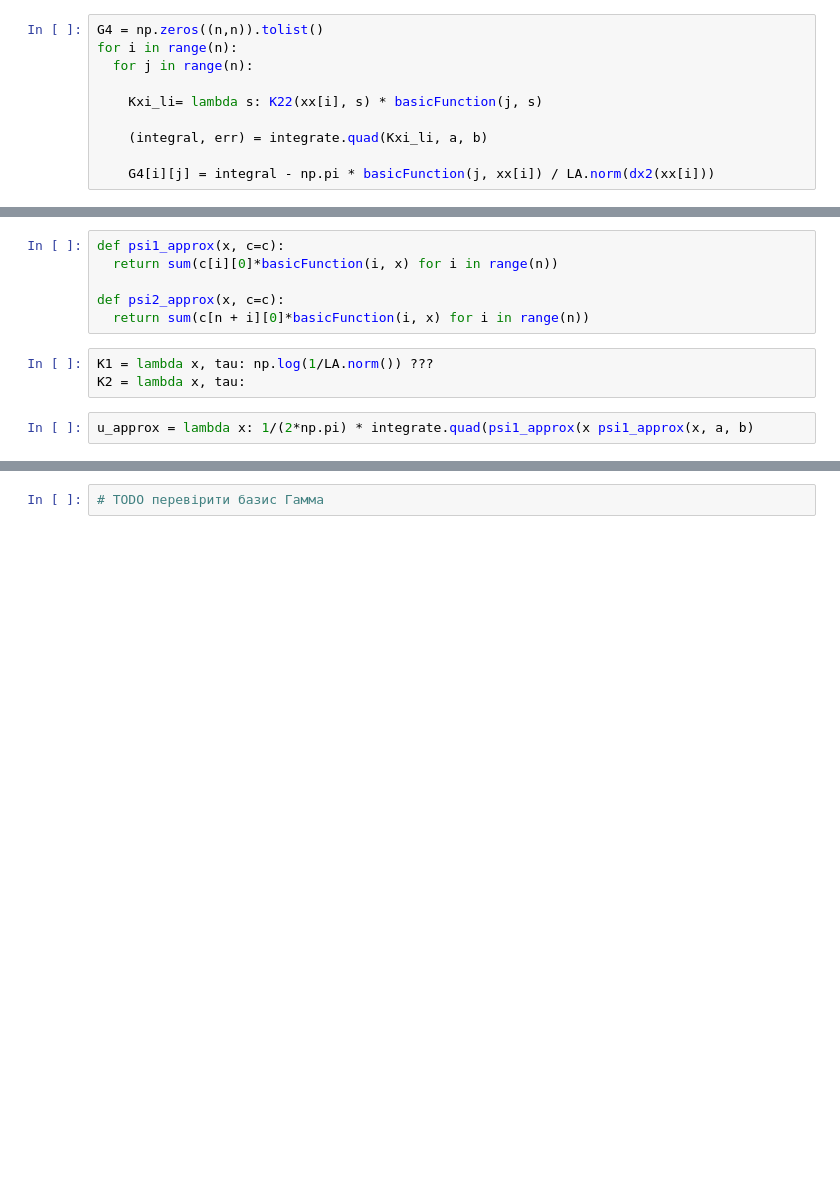
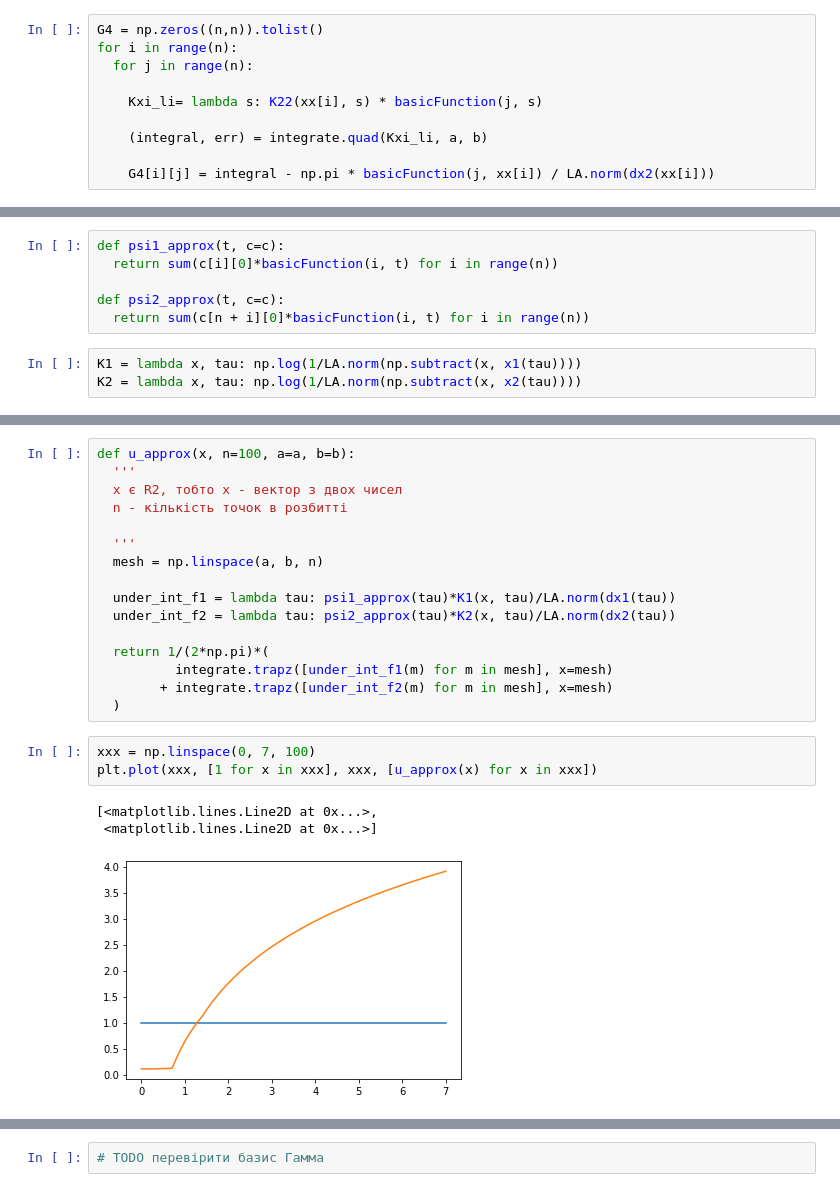
Before and after one commit to BohdanBuhrii/Linear-Integral-Equations, a Jupyter notebook: Program/Collocation.ipynb, the cells around one changed output, grey strips where cells are left out. Cells and saved outputs as stored; diff of their text form; blank space fills up the shorter version.

```diff
--- a/Program/Collocation.ipynb
+++ b/Program/Collocation.ipynb
@@ -201,11 +288,9 @@ c = LA.solve(A, 2*np.pi*g)
 # %%
-def psi1_approx(x, c=c):
-  return sum(c[i][0]*basicFunction(i, x) for i in range(n))
+def psi1_approx(t, c=c):
+  return sum(c[i][0]*basicFunction(i, t) for i in range(n))
 
-def psi2_approx(x, c=c):
-  return sum(c[n + i][0]*basicFunction(i, x) for i in range(n))
+def psi2_approx(t, c=c):
+  return sum(c[n + i][0]*basicFunction(i, t) for i in range(n))
 # %%
-K1 = lambda x, tau: np.log(1/LA.norm()) ???
-K2 = lambda x, tau:
+K1 = lambda x, tau: np.log(1/LA.norm(np.subtract(x, x1(tau))))
+K2 = lambda x, tau: np.log(1/LA.norm(np.subtract(x, x2(tau))))
-# %%
-u_approx = lambda x: 1/(2*np.pi) * integrate.quad(psi1_approx(x psi1_approx(x, a, b)
@@ -211,0 +304,23 @@ u_approx = lambda x: 1/(2*np.pi) * integrate.quad(psi1_approx(x psi1_approx(x, a
+# %%
+def u_approx(x, n=100, a=a, b=b):
+  '''
+  x є R2, тобто х - вектор з двох чисел
+  n - кількість точок в розбитті
+
+  '''
+  mesh = np.linspace(a, b, n)
+
+  under_int_f1 = lambda tau: psi1_approx(tau)*K1(x, tau)/LA.norm(dx1(tau))
+  under_int_f2 = lambda tau: psi2_approx(tau)*K2(x, tau)/LA.norm(dx2(tau))
+
+  return 1/(2*np.pi)*(
+          integrate.trapz([under_int_f1(m) for m in mesh], x=mesh)
+        + integrate.trapz([under_int_f2(m) for m in mesh], x=mesh)
+  )
+# %%
+xxx = np.linspace(0, 7, 100)
+plt.plot(xxx, [1 for x in xxx], xxx, [u_approx(x) for x in xxx])
+# %% [output]
+[<matplotlib.lines.Line2D at 0x...>,
+ <matplotlib.lines.Line2D at 0x...>]
+[figure, added]
```
Also changed, not shown: parts of 14 cells of this notebook, 3 other files.
